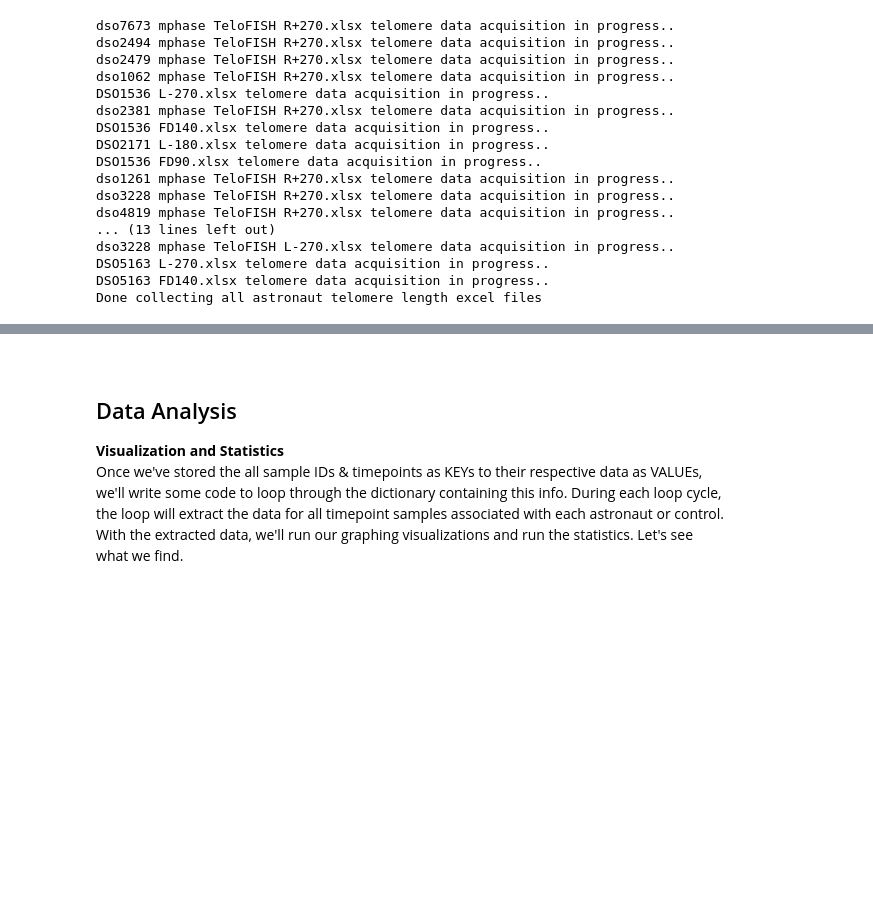
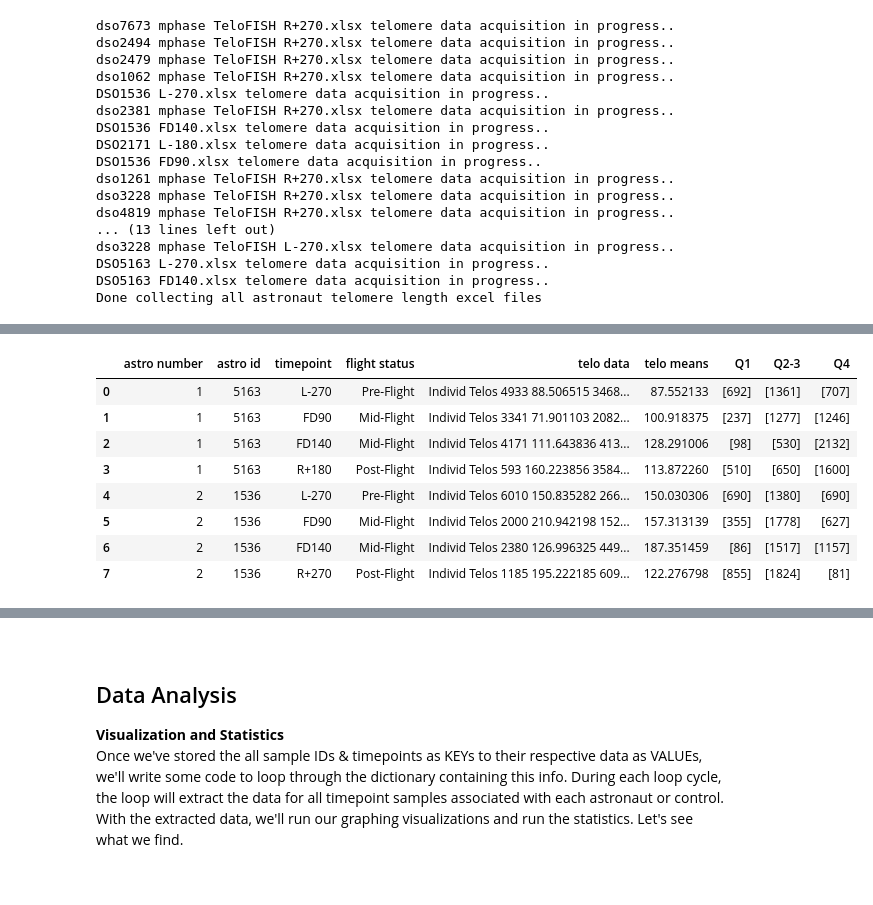
Before and after one commit to Jared-Luxton/NASA-astronauts-telomeres-chromosomes, a Jupyter notebook: NASA-astros-telomeres-JupyterNotebook.ipynb, the cells around one changed output, grey strips where cells are left out. Cells and saved outputs as stored; diff of their text form; code cells hidden in the pictures; blank space fills up the shorter version.

```diff
--- a/NASA-astros-telomeres-JupyterNotebook.ipynb
+++ b/NASA-astros-telomeres-JupyterNotebook.ipynb
@@ -197,0 +249,12 @@ Done collecting all astronaut telomere length excel files
+# %%
+astro_df.head(8)
+# %% [output]
+|  | astro number | astro id | timepoint | flight status | telo data | telo means | Q1 | Q2-3 | Q4 |
+| 0 | 1 | 5163 | L-270 | Pre-Flight | Individ Telos 4933 88.506515 3468... | 87.552133 | [692] | [1361] | [707] |
+| 1 | 1 | 5163 | FD90 | Mid-Flight | Individ Telos 3341 71.901103 2082... | 100.918375 | [237] | [1277] | [1246] |
+| 2 | 1 | 5163 | FD140 | Mid-Flight | Individ Telos 4171 111.643836 413... | 128.291006 | [98] | [530] | [2132] |
+| 3 | 1 | 5163 | R+180 | Post-Flight | Individ Telos 593 160.223856 3584... | 113.872260 | [510] | [650] | [1600] |
+| 4 | 2 | 1536 | L-270 | Pre-Flight | Individ Telos 6010 150.835282 266... | 150.030306 | [690] | [1380] | [690] |
+| 5 | 2 | 1536 | FD90 | Mid-Flight | Individ Telos 2000 210.942198 152... | 157.313139 | [355] | [1778] | [627] |
+| 6 | 2 | 1536 | FD140 | Mid-Flight | Individ Telos 2380 126.996325 449... | 187.351459 | [86] | [1517] | [1157] |
+| 7 | 2 | 1536 | R+270 | Post-Flight | Individ Telos 1185 195.222185 609... | 122.276798 | [855] | [1824] | [81] |
```
Also changed, not shown: parts of 12 cells of this notebook.
